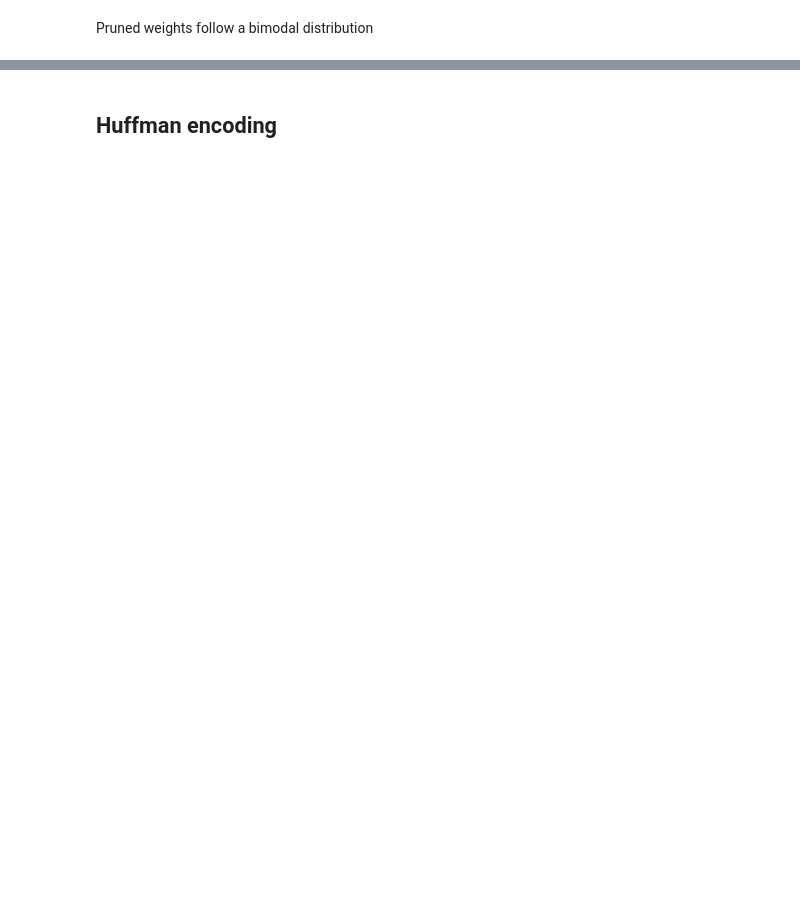
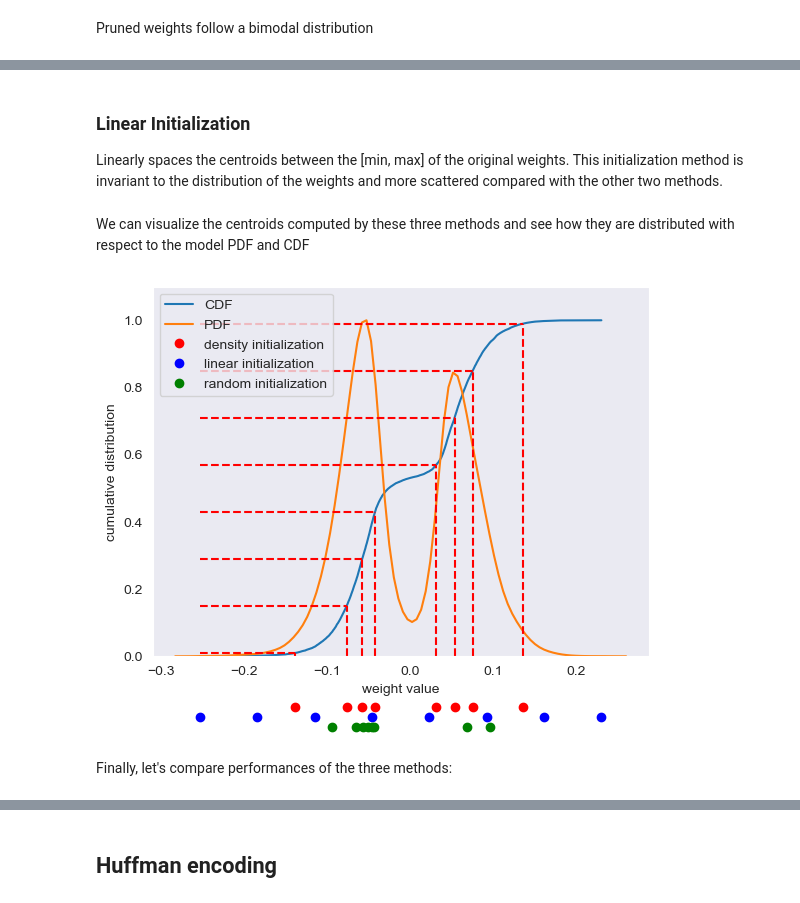
Before and after one commit to ciodar/deep-compression, a Jupyter notebook: notebooks/mnist.ipynb, the cells around one changed output, grey strips where cells are left out. Cells and saved outputs as stored; diff of their text form; code cells hidden in the pictures; blank space fills up the shorter version.

Commit message:
Added quantization examples, corrected density quantization method

```diff
--- a/notebooks/mnist.ipynb
+++ b/notebooks/mnist.ipynb
@@ -197,3 +207,78 @@ All the methods extend a common class `BaseQuantizationMethod` and differ by the
+# %%
+x, cdf_counts = np.unique(mat, return_counts=True)
+y = np.cumsum(cdf_counts) / np.sum(cdf_counts)
+
+eps = 1e-2
+
+space_y = np.linspace(y.min() + eps, y.max() - eps, pts)
+
+idxs = []
+# TODO find numpy operator to eliminate for
+for i in space_y:
+    idx = np.argwhere(np.diff(np.sign(y - i)))[0]
+    idxs.append(idx)
+
+idxs = np.stack(idxs)
+space_d = x[idxs]
+# %% [markdown]
+### Linear Initialization
+Linearly spaces the centroids between the [min, max] of the original weights. This initialization method is invariant to the distribution of the weights and more scattered compared with the other two methods.
+# %%
+min_ = mat.min()
+max_ = mat.max()
+space_l = np.linspace(min_, max_, num=pts)
+# %% [markdown]
+We can visualize the centroids computed by these three methods and see how they are distributed with respect to the model PDF and CDF
+# %%
+import seaborn as sns
+import pylab as P
+import scipy.stats as stats
+
+# credits https://stackoverflow.com/questions/55128462/how-to-normalize-seaborn-distplot
+def seaborn_kde_support(data, bw, gridsize, cut, clip):
+        if clip is None:
+            clip = (-np.inf, np.inf)
+        support_min = max(data.min() - bw * cut, clip[0])
+        support_max = min(data.max() + bw * cut, clip[1])
+        return np.linspace(support_min, support_max, gridsize)
+
+def normalize(x):
+        return (x - x.min(0)) / x.ptp(0)
+
+kde_estim = stats.gaussian_kde(x, bw_method='scott')
+
+# manual linearization of data
+#linearized = np.linspace(quotient.min(), quotient.max(), num=500)
+
+# or better: mimic seaborn's internal stuff
+bw = kde_estim.scotts_factor() * np.std(x)
+linearized = seaborn_kde_support(x, bw, 100, 3, None)
+
+Z = kde_estim.evaluate(linearized)
+Z2 = normalize(Z)
+
+fig, ax = plt.subplots()
+ax.plot(x, y, label= 'CDF')
+ax.plot(linearized,Z2, label='PDF')
+
+ax.set_ylabel('cumulative distribution')
+ax.set_xlabel('weight value')
+ax.set_ylim(0,1.1)
+
+ax.plot(space_d,np.zeros_like(space_d) -0.15,'ro',clip_on=False,label='density initialization')
+ax.plot(space_l,np.zeros_like(space_d) -0.18 ,'bo',clip_on=False,label='linear initialization')
+ax.plot(space_f,np.zeros_like(space_d) -0.21,'go',clip_on=False,label='random initialization')
+
+for idx in idxs:
+    ax.hlines(y[idx], x.min(), x[idx], linestyles='--',colors='r')
+    ax.vlines(x[idx], y.min(), y[idx], linestyles='--',colors='r')
+
+ax.grid(False)
+_ = ax.legend()
+# %% [output]
+[figure, added]
+# %% [markdown]
+Finally, let's compare performances of the three methods:
 # %%
 quantizer = config['quantizer']
 quantize_fn = getattr(module_quantize, quantizer['type'])
```
Also changed, not shown: parts of 13 cells of this notebook, 2 other files.
